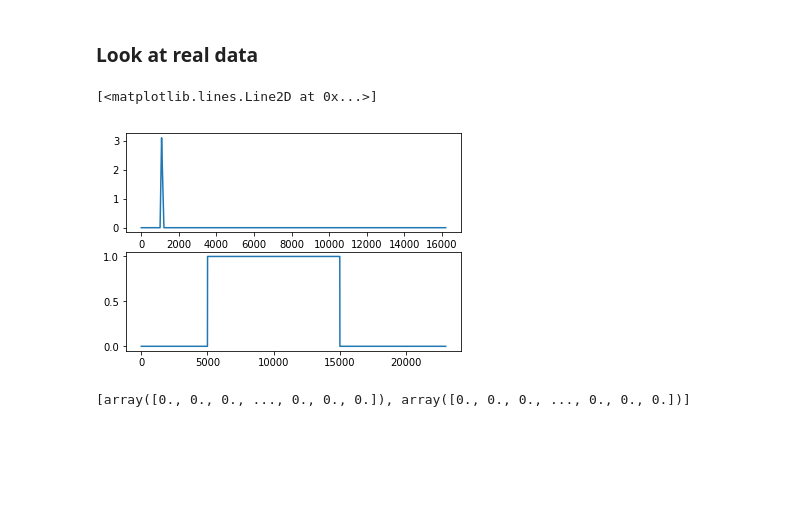
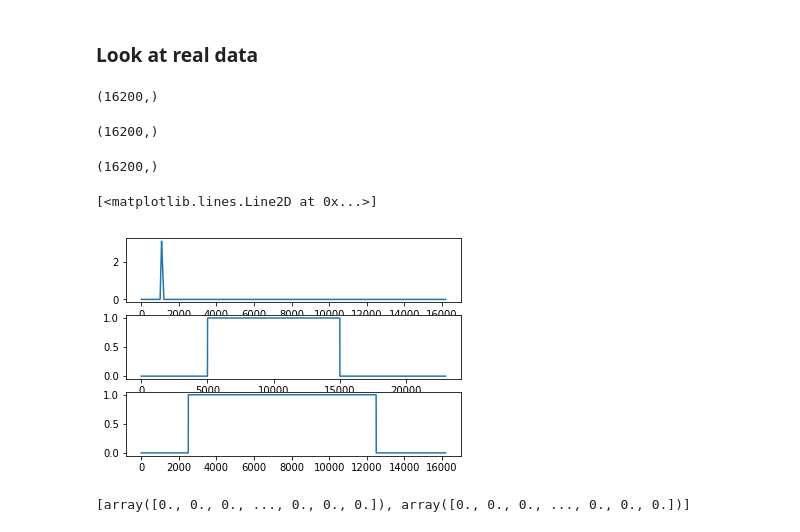
Before and after one commit to alTeska/DAPmodel, a Jupyter notebook: notebooks/sim_multi_prot_dev.ipynb, the cells around one changed output. Saved outputs shown, nothing was run; the diff lists cells and outputs as text; code cells hidden in the pictures; blank space fills up the shorter version.

```diff
--- a/notebooks/sim_multi_prot_dev.ipynb
+++ b/notebooks/sim_multi_prot_dev.ipynb
@@ -117,3 +117,7 @@ data_dir = '/home/ateska/Desktop/LFI_DAP/data/rawData/2015_08_26b.dat'    # best
 # load the data
 Ir, vr, tr, t_onr, t_offr, dtr = load_current(data_dir, protocol='rampIV', ramp_amp=3.1)
 Is, vs, ts, t_ons, t_offs, dts = load_current(data_dir, protocol='IV', ramp_amp=1)
+# %%
+np.shape(Ir)
+# %% [output]
+(16200,)
@@ -120,10 +126,21 @@ Is, vs, ts, t_ons, t_offs, dts = load_current(data_dir, protocol='IV', ramp_amp=
+# %%
+ts2 = ts[0:16200]
+np.shape(ts2)
+# %% [output]
+(16200,)
+# %%
+Is2 = Is[2500:18700]
+np.shape(Is2)
+# %% [output]
+(16200,)
 # %%
-fig, ax = plt.subplots(2,1)
+fig, ax = plt.subplots(3,1)
 ax[0].plot(Ir)
 ax[1].plot(Is)
+ax[2].plot(Is2)
 # %% [output]
 [<matplotlib.lines.Line2D at 0x...>]
-[figure, old version]
+[figure, new version]
 # %%
 I_all = [Ir, Is]
 dt_all = [dtr, dts]
```
Also changed, not shown: parts of 4 cells of this notebook, 4 other files.
